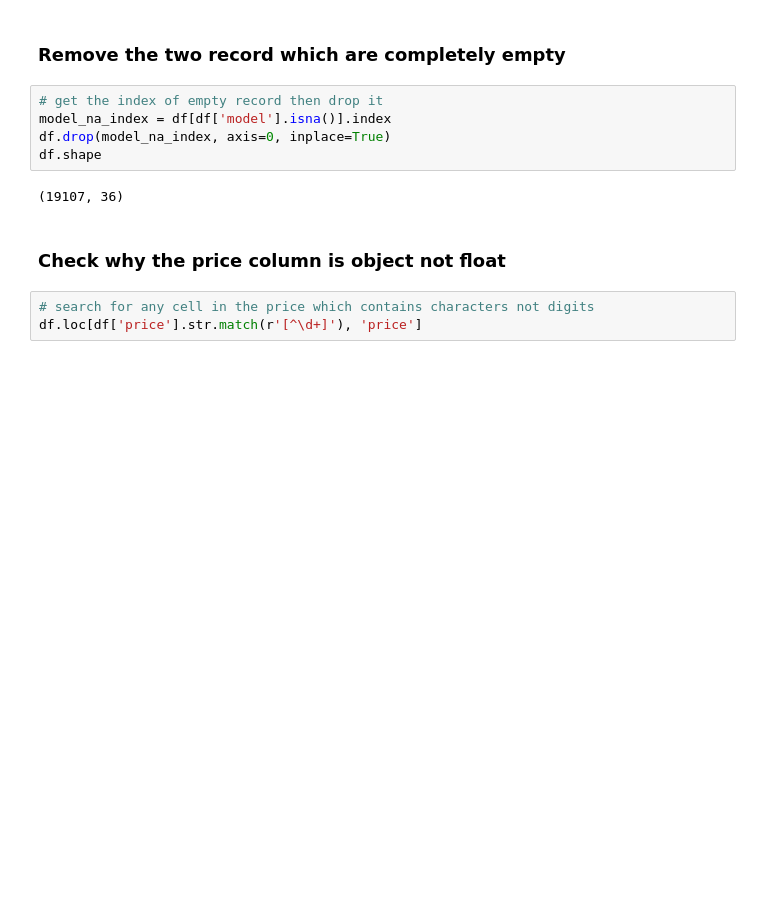
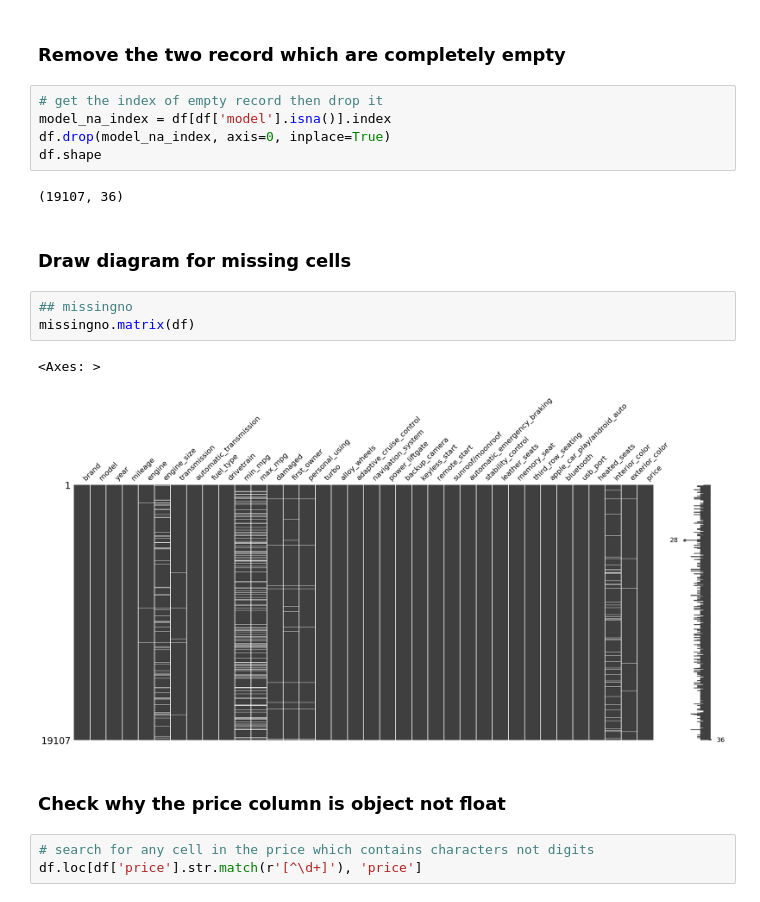
Before and after one commit to aahmedsherif/MachineLearning-UsedCars, a Jupyter notebook: mid-project-used-cars.ipynb, the cells around one changed output. Cells and saved outputs as stored; diff of their text form; blank space fills up the shorter version.

```diff
--- a/mid-project-used-cars.ipynb
+++ b/mid-project-used-cars.ipynb
@@ -94,6 +101,14 @@ df.drop(model_na_index, axis=0, inplace=True)
 df.shape
 # %% [output]
 (19107, 36)
+# %% [markdown]
+### Draw diagram for missing cells
+# %%
+## missingno
+missingno.matrix(df)
+# %% [output]
+<Axes: >
+[figure, added]
 # %% [markdown]
 ### Check why the price column is object not float
 # %%
```
Also changed, not shown: parts of 25 cells of this notebook.
